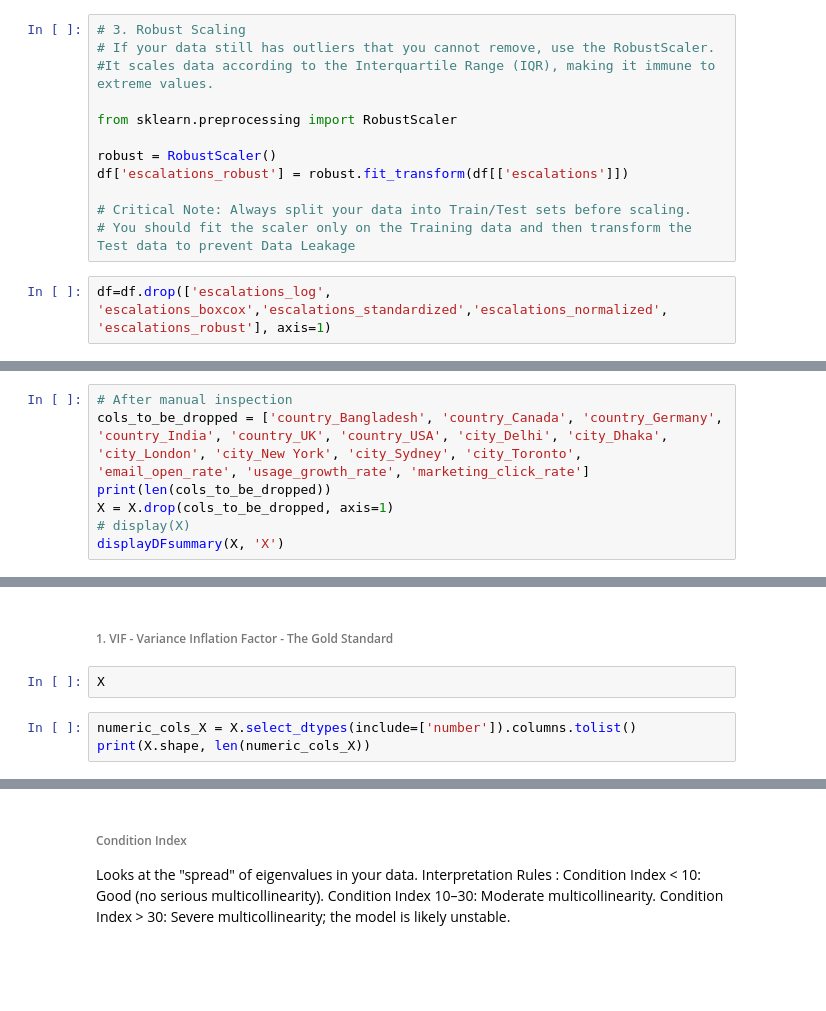
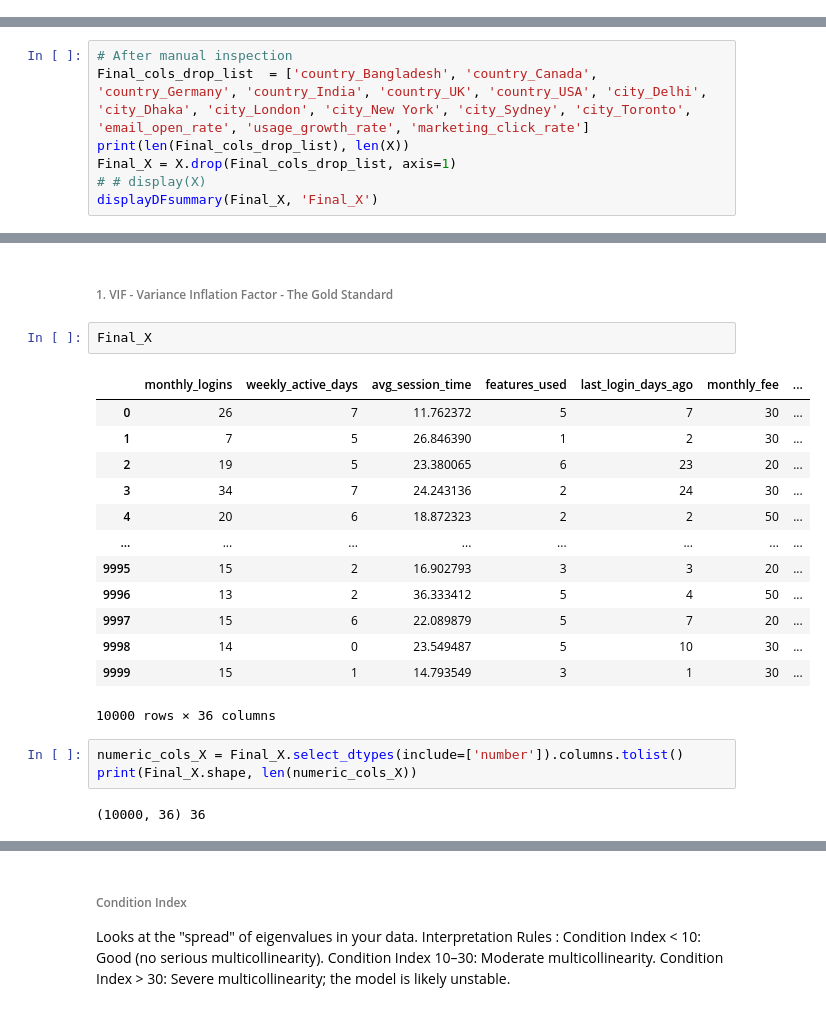
Before and after one commit to tsbawa61/Machine-Learning, a Jupyter notebook: FinalChurn.ipynb, the cells around one changed output, grey strips where cells are left out. Saved outputs shown, nothing was run; the diff lists cells and outputs as text; blank space fills up the shorter version.

```diff
--- a/FinalChurn.ipynb
+++ b/FinalChurn.ipynb
@@ -1449,17 +1542,3 @@ df['escalations_normalized'] = min_max.fit_transform(df[['escalations']])
-# %%
-# 3. Robust Scaling
-# If your data still has outliers that you cannot remove, use the RobustScaler.
-#It scales data according to the Interquartile Range (IQR), making it immune to extreme values.
-
-from sklearn.preprocessing import RobustScaler
-
-robust = RobustScaler()
-df['escalations_robust'] = robust.fit_transform(df[['escalations']])
-
-# Critical Note: Always split your data into Train/Test sets before scaling.
-# You should fit the scaler only on the Training data and then transform the Test data to prevent Data Leakage
-# %%
-df=df.drop(['escalations_log', 'escalations_boxcox','escalations_standardized','escalations_normalized', 'escalations_robust'], axis=1)
 # %% [markdown]
 # Obtaining Training and Test Data
 # %% [markdown]
@@ -1719,10 +1899,10 @@ len(['monthly_logins', 'weekly_active_days', 'avg_session_time', 'features_used'
-# %%
-# After manual inspection
-cols_to_be_dropped = ['country_Bangladesh', 'country_Canada', 'country_Germany', 'country_India', 'country_UK', 'country_USA', 'city_Delhi', 'city_Dhaka', 'city_London', 'city_New York', 'city_Sydney', 'city_Toronto', 'email_open_rate', 'usage_growth_rate', 'marketing_click_rate']
-print(len(cols_to_be_dropped))
-X = X.drop(cols_to_be_dropped, axis=1)
-# display(X)
-displayDFsummary(X, 'X')
 # %%
 # writeDFtoXlsx(df_features_total,"df_features_total", "features_performances_v")
 # Format: writeDFtoXlsx(df, df_name,  filename = "features_performances", destination_folder_path= "/content/drive/MyDrive/Colab Notebooks/My Projects/Subscription Churn/Modelling/output"):
+# %%
+# After manual inspection
+Final_cols_drop_list  = ['country_Bangladesh', 'country_Canada', 'country_Germany', 'country_India', 'country_UK', 'country_USA', 'city_Delhi', 'city_Dhaka', 'city_London', 'city_New York', 'city_Sydney', 'city_Toronto', 'email_open_rate', 'usage_growth_rate', 'marketing_click_rate']
+print(len(Final_cols_drop_list), len(X))
+Final_X = X.drop(Final_cols_drop_list, axis=1)
+# # display(X)
+displayDFsummary(Final_X, 'Final_X')
@@ -2364,11 +2548,27 @@ plt.show()
 #### Multicolinearity
 # %% [markdown]
 ###### 1. VIF - Variance Inflation Factor  - The Gold Standard
-# %%
-X
+# %%
+Final_X
+# %% [output]
+|  | monthly_logins | weekly_active_days | avg_session_time | features_used | last_login_days_ago | monthly_fee | ... |
+| 0 | 26 | 7 | 11.762372 | 5 | 7 | 30 | ... |
+| 1 | 7 | 5 | 26.846390 | 1 | 2 | 30 | ... |
+| 2 | 19 | 5 | 23.380065 | 6 | 23 | 20 | ... |
+| 3 | 34 | 7 | 24.243136 | 2 | 24 | 30 | ... |
+| 4 | 20 | 6 | 18.872323 | 2 | 2 | 50 | ... |
+| ... | ... | ... | ... | ... | ... | ... | ... |
+| 9995 | 15 | 2 | 16.902793 | 3 | 3 | 20 | ... |
+| 9996 | 13 | 2 | 36.333412 | 5 | 4 | 50 | ... |
+| 9997 | 15 | 6 | 22.089879 | 5 | 7 | 20 | ... |
+| 9998 | 14 | 0 | 23.549487 | 5 | 10 | 30 | ... |
+| 9999 | 15 | 1 | 14.793549 | 3 | 1 | 30 | ... |
+10000 rows × 36 columns
 # %%
-numeric_cols_X = X.select_dtypes(include=['number']).columns.tolist()
-print(X.shape, len(numeric_cols_X))
+numeric_cols_X = Final_X.select_dtypes(include=['number']).columns.tolist()
+print(Final_X.shape, len(numeric_cols_X))
+# %% [output]
+(10000, 36) 36
 # %%
 from statsmodels.stats.outliers_influence import variance_inflation_factor
 
```
Also changed, not shown: parts of 218 cells of this notebook.
